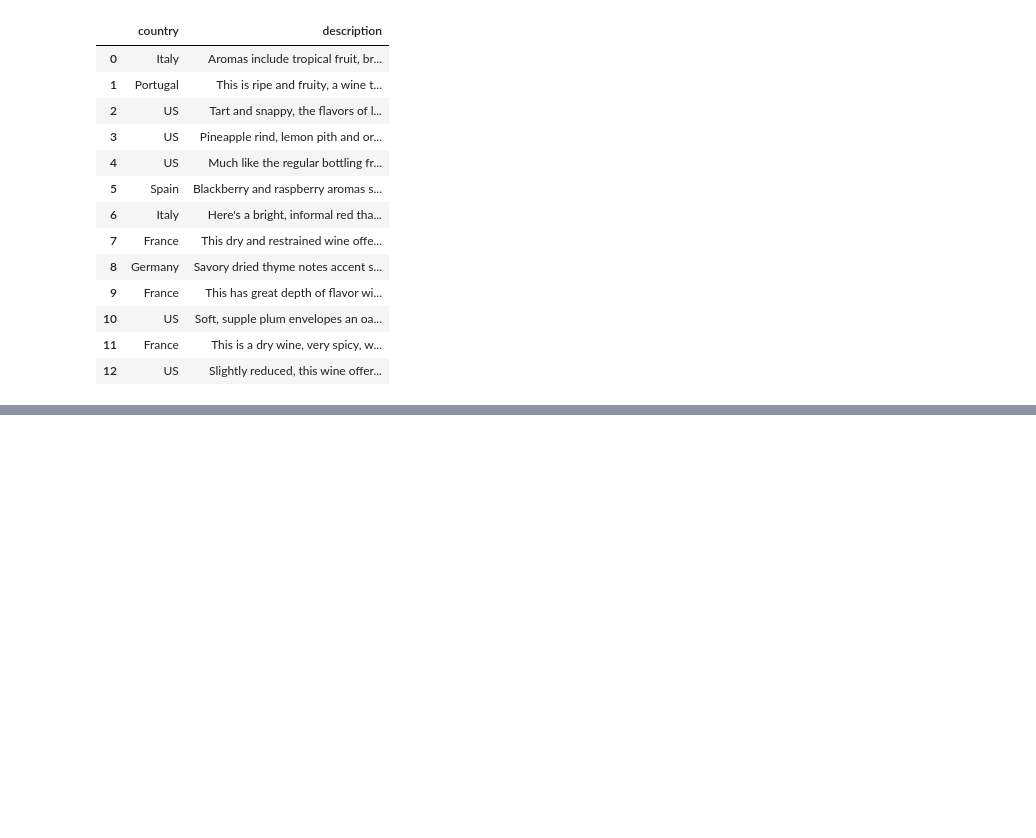
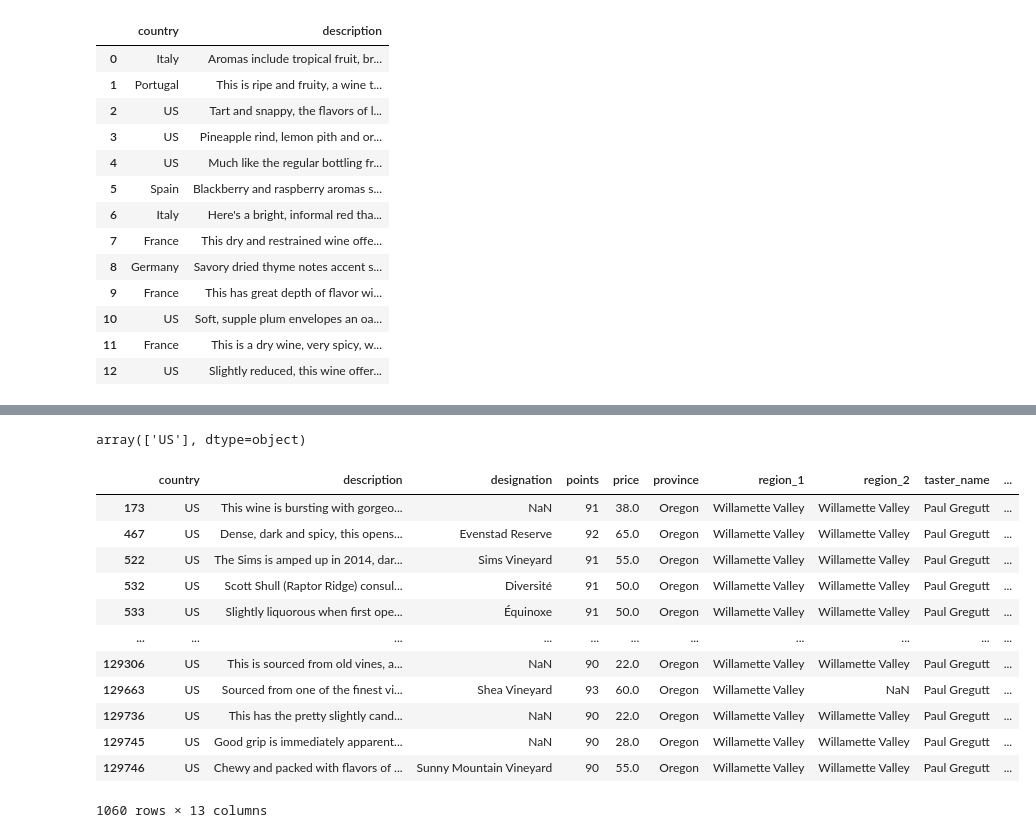
Before and after one commit to jack-cao-623/python_learning, a Jupyter notebook: Pandas.ipynb, the cells around one changed output, grey strips where cells are left out. Cells and saved outputs as stored; diff of their text form; code cells hidden in the pictures; blank space fills up the shorter version.

```diff
--- a/Pandas.ipynb
+++ b/Pandas.ipynb
@@ -160,3 +160,38 @@ wine.loc[:9, :]
 | 7 | France | This dry and restrained wine offe... | NaN | 87 | 24.0 | Alsace | Alsace | NaN | Roger Voss | ... |
 | 8 | Germany | Savory dried thyme notes accent s... | Shine | 87 | 12.0 | Rheinhessen | NaN | NaN | Anna Lee C. Iijima | ... |
 | 9 | France | This has great depth of flavor wi... | Les Natures | 87 | 27.0 | Alsace | Alsace | NaN | Roger Voss | ... |
+# %%
+# filter to rows where region_1 is Willamette Valley using .query
+(
+    wine
+      .query("region_1 == 'Willamette Valley'")   # filter to rows where region_1 equals Willamette Valley
+      ['country']                                 # pull out country as a series
+      .unique()                                   # unique values in country series
+)
+
+#wine.query("region_1 == 'Willamette Valley'")
+# %% [output]
+array(['US'], dtype=object)
+# %%
+# repeat above without using .query()
+(
+    wine
+      [(wine['region_1'] == 'Willamette Valley') &
+       (wine['points'] >= 90)]
+      #['country']
+      #.unique()
+)
+# %% [output]
+|  | country | description | designation | points | price | province | region_1 | region_2 | taster_name | ... |
+| 173 | US | This wine is bursting with gorgeo... | NaN | 91 | 38.0 | Oregon | Willamette Valley | Willamette Valley | Paul Gregutt | ... |
+| 467 | US | Dense, dark and spicy, this opens... | Evenstad Reserve | 92 | 65.0 | Oregon | Willamette Valley | Willamette Valley | Paul Gregutt | ... |
+| 522 | US | The Sims is amped up in 2014, dar... | Sims Vineyard | 91 | 55.0 | Oregon | Willamette Valley | Willamette Valley | Paul Gregutt | ... |
+| 532 | US | Scott Shull (Raptor Ridge) consul... | Diversité | 91 | 50.0 | Oregon | Willamette Valley | Willamette Valley | Paul Gregutt | ... |
+| 533 | US | Slightly liquorous when first ope... | Équinoxe | 91 | 50.0 | Oregon | Willamette Valley | Willamette Valley | Paul Gregutt | ... |
+| ... | ... | ... | ... | ... | ... | ... | ... | ... | ... | ... |
+| 129306 | US | This is sourced from old vines, a... | NaN | 90 | 22.0 | Oregon | Willamette Valley | Willamette Valley | Paul Gregutt | ... |
+| 129663 | US | Sourced from one of the finest vi... | Shea Vineyard | 93 | 60.0 | Oregon | Willamette Valley | NaN | Paul Gregutt | ... |
+| 129736 | US | This has the pretty slightly cand... | NaN | 90 | 22.0 | Oregon | Willamette Valley | Willamette Valley | Paul Gregutt | ... |
+| 129745 | US | Good grip is immediately apparent... | NaN | 90 | 28.0 | Oregon | Willamette Valley | Willamette Valley | Paul Gregutt | ... |
+| 129746 | US | Chewy and packed with flavors of ... | Sunny Mountain Vineyard | 90 | 55.0 | Oregon | Willamette Valley | Willamette Valley | Paul Gregutt | ... |
+1060 rows × 13 columns
```
Also changed, not shown: parts of 5 cells of this notebook.
